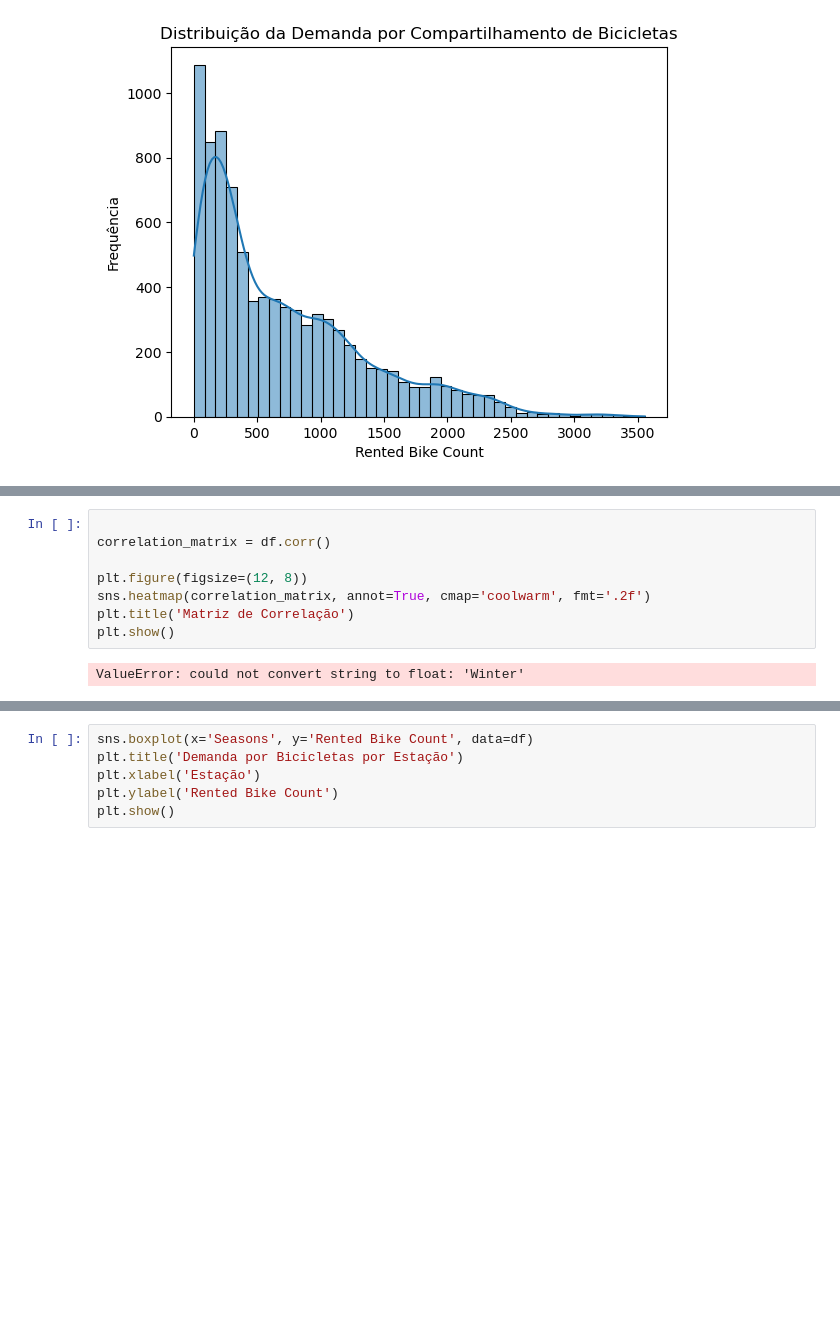
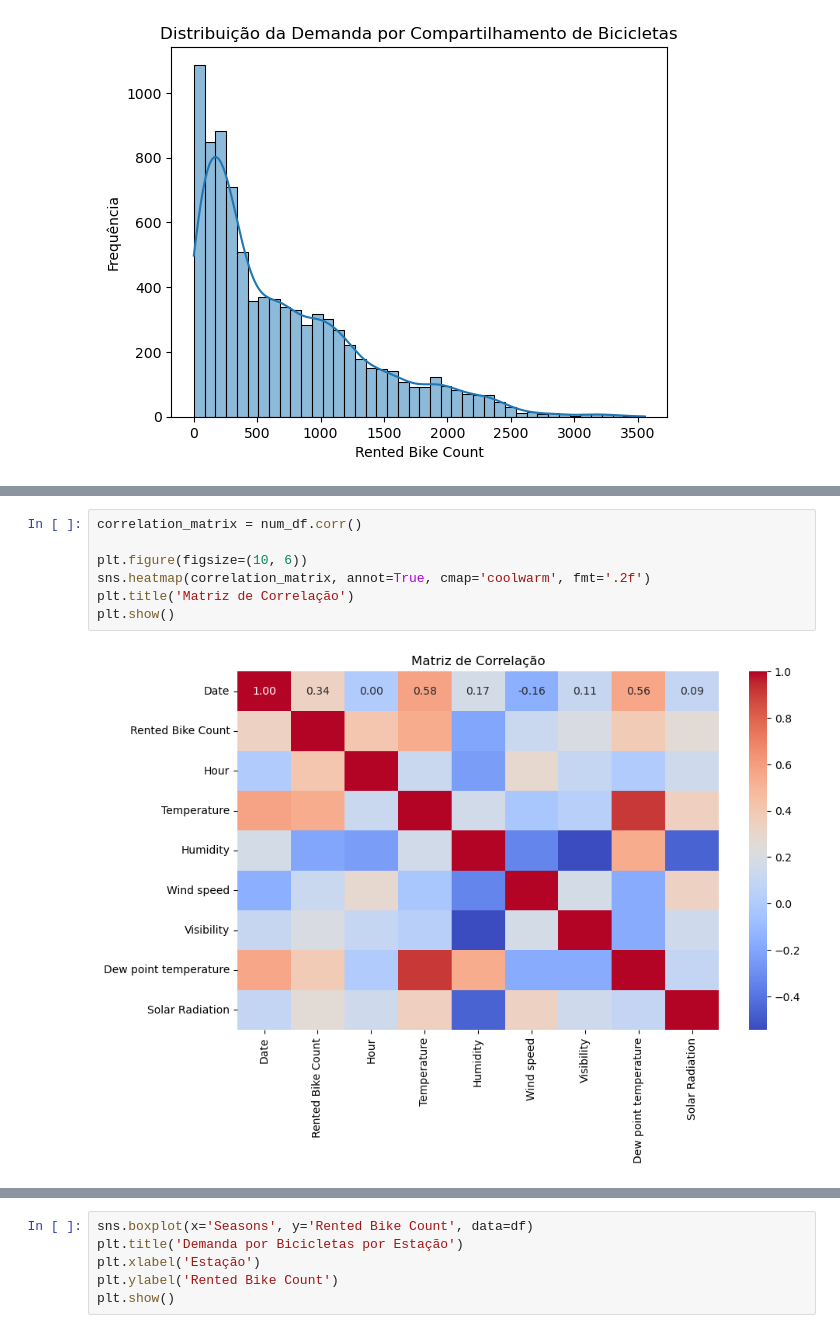
Before and after one commit to JpLimags/Regression_power_consumption__tetouan_city, a Jupyter notebook: seoul bike sharing.ipynb, the cells around one changed output, grey strips where cells are left out. Cells and saved outputs as stored; diff of their text form; blank space fills up the shorter version.

```diff
--- a/seoul bike sharing.ipynb
+++ b/seoul bike sharing.ipynb
@@ -117,13 +112,12 @@ plt.show()
 # %%
+correlation_matrix = num_df.corr()
 
-correlation_matrix = df.corr()
-
-plt.figure(figsize=(12, 8))
+plt.figure(figsize=(10, 6))
 sns.heatmap(correlation_matrix, annot=True, cmap='coolwarm', fmt='.2f')
 plt.title('Matriz de Correlação')
 plt.show()
 # %% [output]
-ValueError: could not convert string to float: 'Winter'
+[figure, added]
 # %%
 
 df['Day_of_Week'] = df['Date'].dt.day_name()
```
Also changed, not shown: parts of 8 cells of this notebook.
